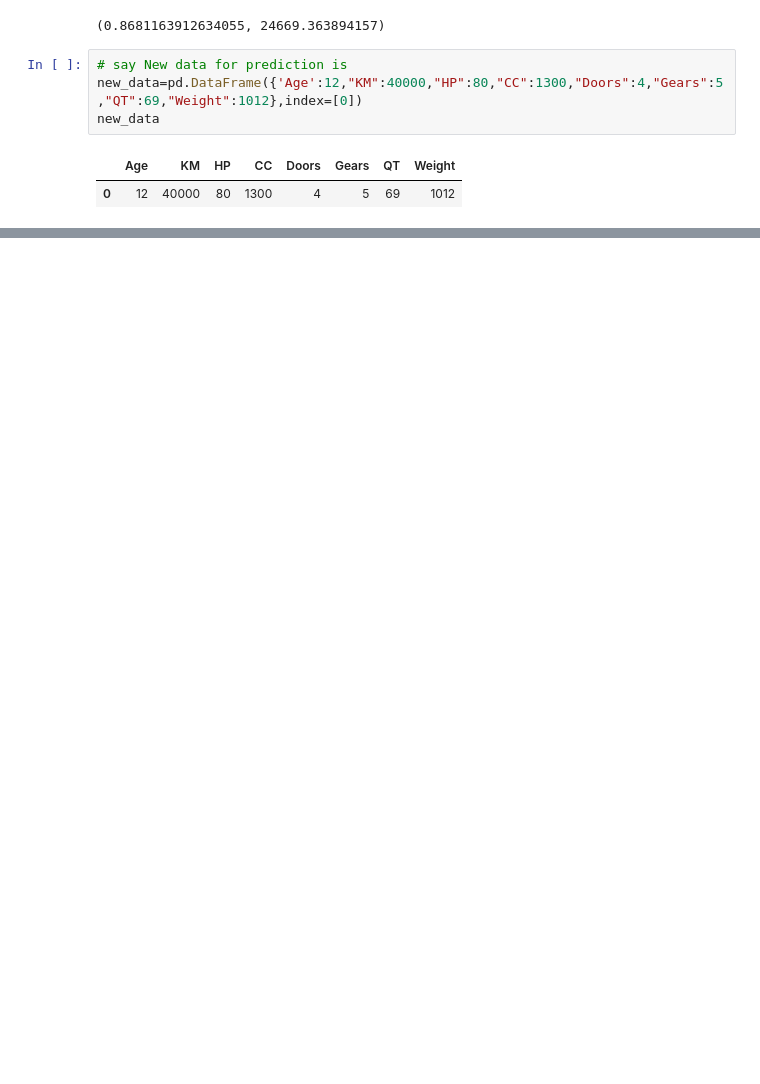
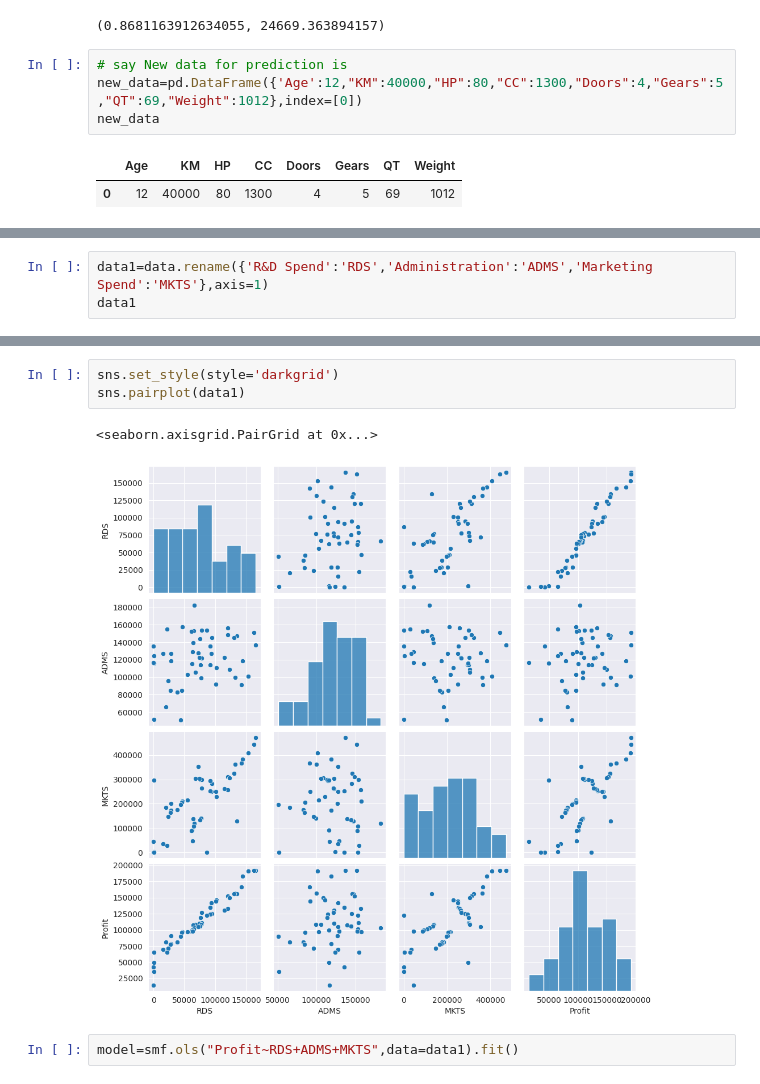
Before and after one commit to bhanupriya9916/bhanu121998, a Jupyter notebook: Assignment_4_Multiple_linear_regression.ipynb, the cells around one changed output, grey strips where cells are left out. Cells and saved outputs as stored; diff of their text form; blank space fills up the shorter version.

```diff
--- a/Assignment_4_Multiple_linear_regression.ipynb
+++ b/Assignment_4_Multiple_linear_regression.ipynb
@@ -467,0 +506,3 @@ Length: 1434, dtype: float64
+# %%
+data1=data.rename({'R&D Spend':'RDS','Administration':'ADMS','Marketing Spend':'MKTS'},axis=1)
+data1
@@ -467,0 +551,8 @@ Length: 1434, dtype: float64
+# %%
+sns.set_style(style='darkgrid')
+sns.pairplot(data1)
+# %% [output]
+<seaborn.axisgrid.PairGrid at 0x...>
+[figure, added]
+# %%
+model=smf.ols("Profit~RDS+ADMS+MKTS",data=data1).fit()
```
Also changed, not shown: parts of 40 cells of this notebook.
